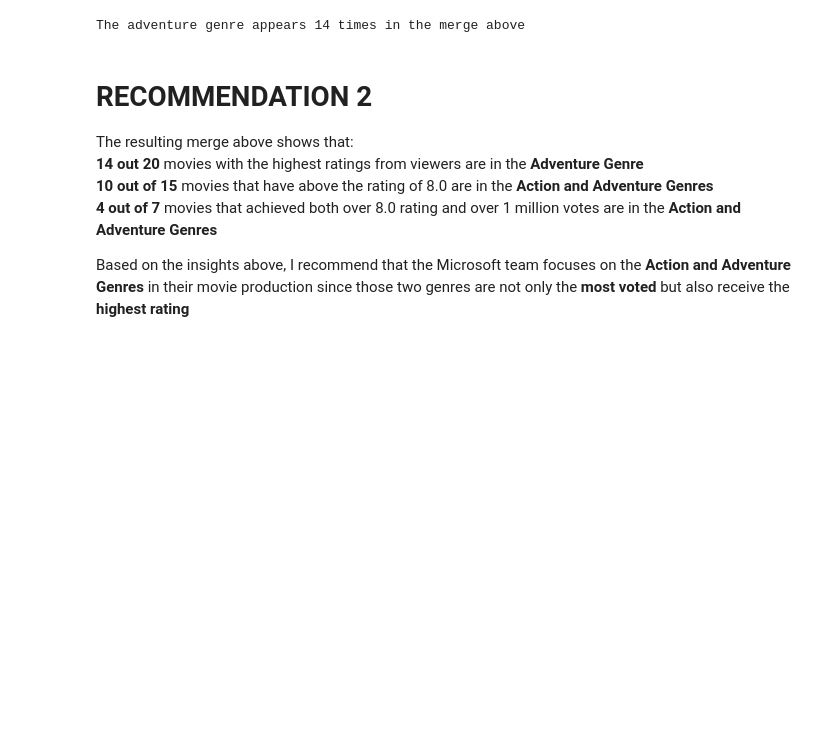
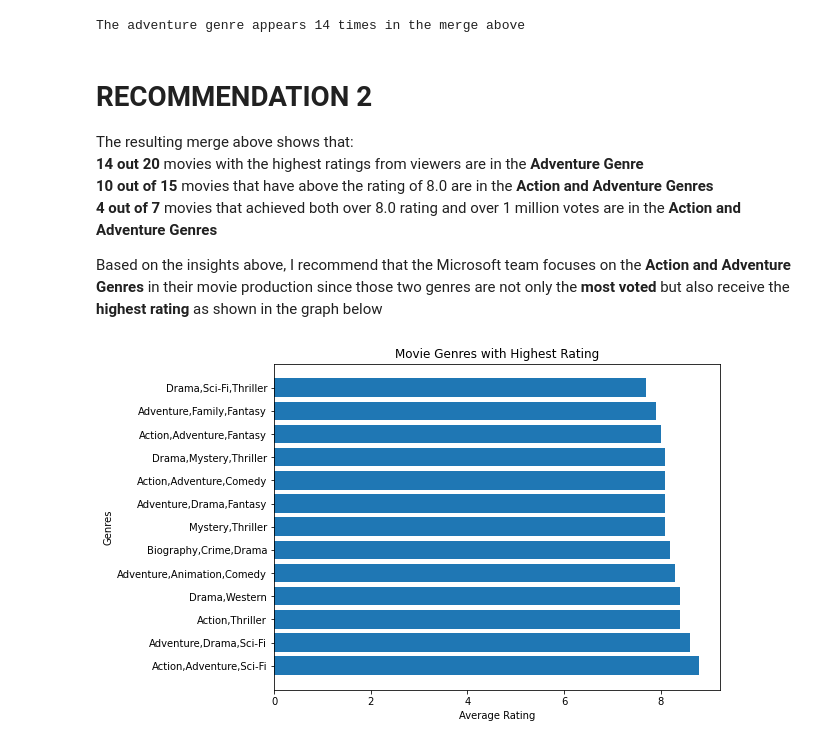
Before and after one commit to MathuDennis/moviesproject, a Jupyter notebook: student.ipynb, the cells around one changed output. Cells and saved outputs as stored; diff of their text form; code cells hidden in the pictures; blank space fills up the shorter version.

```diff
--- a/student.ipynb
+++ b/student.ipynb
@@ -143,8 +156,8 @@ Below, I merged the Movie Basics table dataframe with the Movie Ratings table da
 merge_movies_ratings_df = movie_basics_df.merge(most_voted_movies_df, on='movie_id')
 #merge_movies_df
 
-highest_movie_ratings = merge_movies_df.nlargest(20, 'averagerating')
-highest_movie_ratings
+highest_movie_ratings_df = merge_movies_df.nlargest(20, 'averagerating')
+highest_movie_ratings_df
 # %% [output]
 |  | movie_id | primary_title | original_title | start_year | runtime_minutes | genres | averagerating | ... |
 | 10 | tt1375666 | Inception | Inception | 2010 | 148.0 | Action,Adventure,Sci-Fi | 8.8 | ... |
@@ -176,4 +189,17 @@ The resulting merge above shows that:
 **10 out of 15** movies that have above the rating of 8.0 are in the **Action and Adventure Genres**
 **4 out of 7** movies that achieved both over 8.0 rating and over 1 million votes are in the **Action and Adventure Genres**
 
-Based on the insights above, I recommend that the Microsoft team focuses on the **Action and Adventure Genres** in their movie production since those two genres are not only the **most voted** but also receive the **highest rating**
+Based on the insights above, I recommend that the Microsoft team focuses on the **Action and Adventure Genres** in their movie production since those two genres are not only the **most voted** but also receive the **highest rating** as shown in the graph below
+# %%
+#Plotting horizontal graph showing the relation between movie genres and average ratings
+plt.figure(figsize=(8, 6))
+
+plt.barh( highest_movie_ratings_df['genres'], highest_movie_ratings_df['averagerating'])
+
+
+plt.xlabel('Average Rating')
+plt.ylabel('Genres')
+plt.title('Movie Genres with Highest Rating')
+plt.show()
+# %% [output]
+[figure, added]
```
Also changed, not shown: parts of 4 cells of this notebook.
